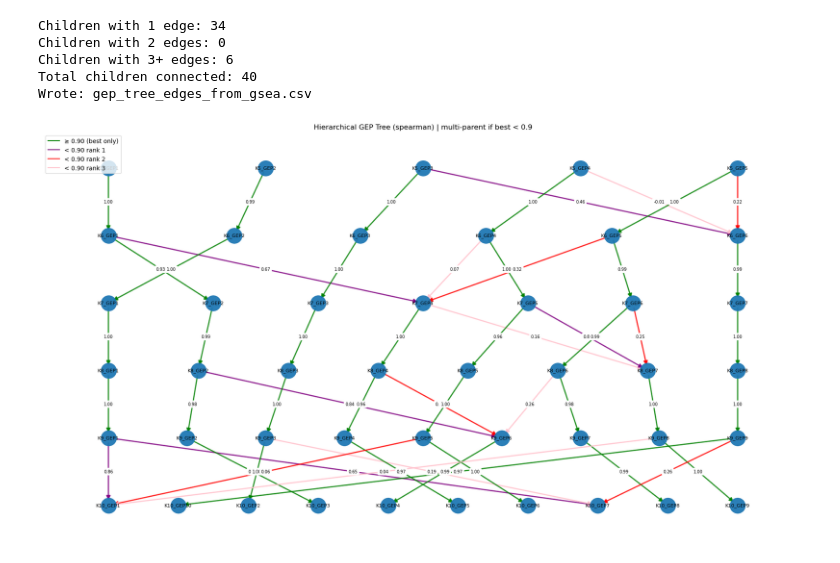
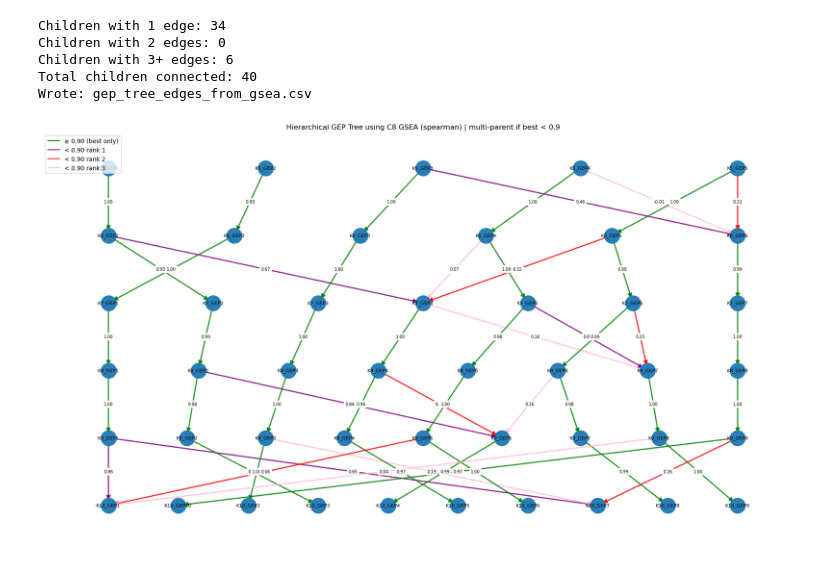
Before and after one commit to sumedhars/dinh-lab-clanp, a Jupyter notebook: build_gsea_hierarch_tree.ipynb, the cells around one changed output. Cells and saved outputs as stored; diff of their text form; code cells hidden in the pictures.

```diff
--- a/build_gsea_hierarch_tree.ipynb
+++ b/build_gsea_hierarch_tree.ipynb
@@ -356,32 +356,32 @@ def plot_tree(edges_df: pd.DataFrame, title: str, figsize=(18, 10)):
         edgelist=edgelist,
         edge_color=edge_colors,
         arrows=True,
         arrowstyle="-|>",
         arrowsize=14,
         width=2.0,
         alpha=0.85
     )
 
     edge_labels = {(u, v): f'{G.edges[u, v]["similarity"]:.2f}' for u, v in edgelist}
     nx.draw_networkx_edge_labels(G, pos, edge_labels=edge_labels, font_size=7, rotate=False)
 
     # Legend
     import matplotlib.lines as mlines
     handles = [
         mlines.Line2D([], [], color="green",  label=f"≥ {HI_THRESH:.2f} (best only)"),
         mlines.Line2D([], [], color="purple", label=f"< {HI_THRESH:.2f} rank 1"),
         mlines.Line2D([], [], color="red",    label=f"< {HI_THRESH:.2f} rank 2"),
         mlines.Line2D([], [], color="pink",   label=f"< {HI_THRESH:.2f} rank 3"),
     ]
     ax.legend(handles=handles, loc="upper left", frameon=True)
 
     ax.axis("off")
     plt.tight_layout()
     plt.show()
 
 plot_tree(
     edges_df,
-    title=f"Hierarchical GEP Tree ({SIMILARITY}) | multi-parent if best < {HI_THRESH}"
+    title=f"Hierarchical GEP Tree using C8 GSEA ({SIMILARITY}) | multi-parent if best < {HI_THRESH}"
 )
 # %% [output]
-[figure, old version]
+[figure, new version]
```
Also changed, not shown: parts of 1 cell of this notebook, 9 other files.
